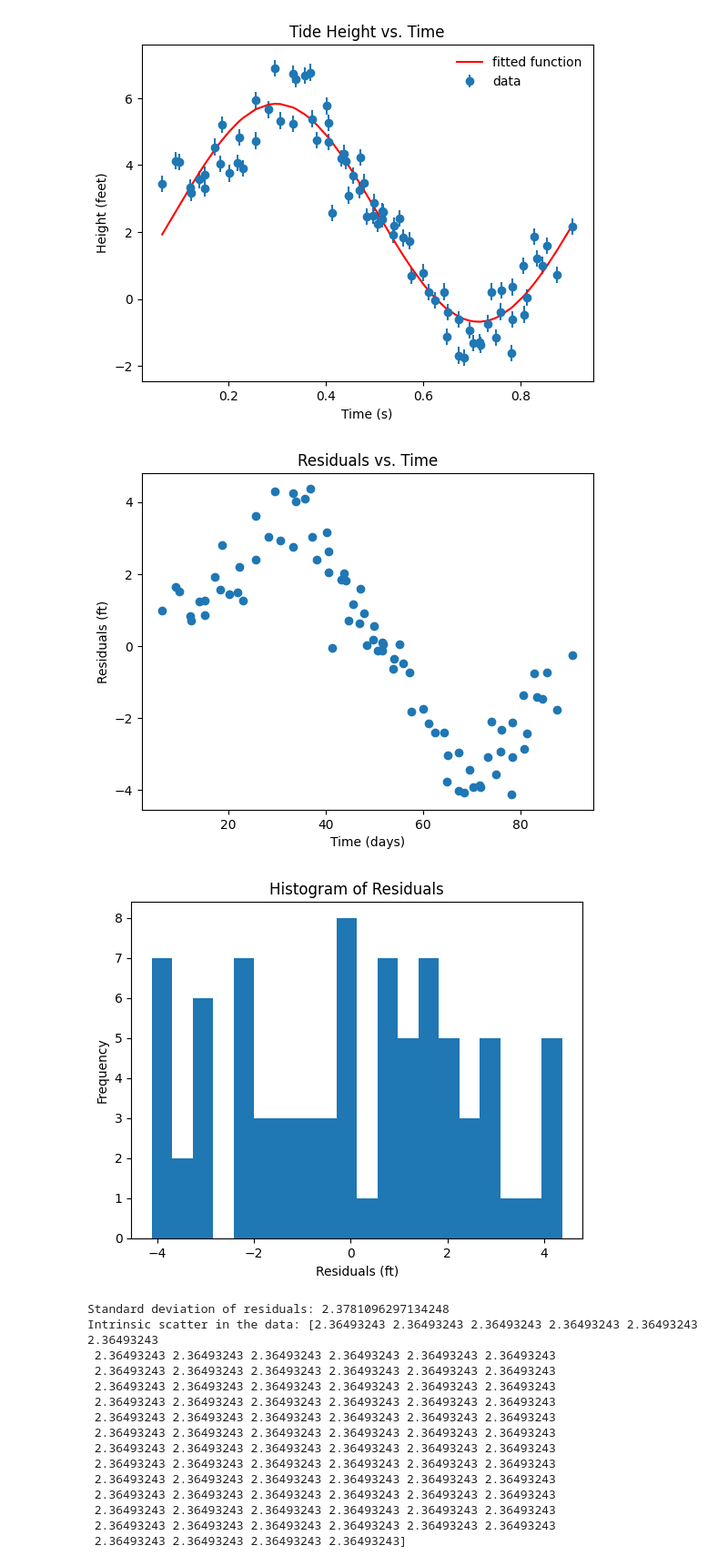
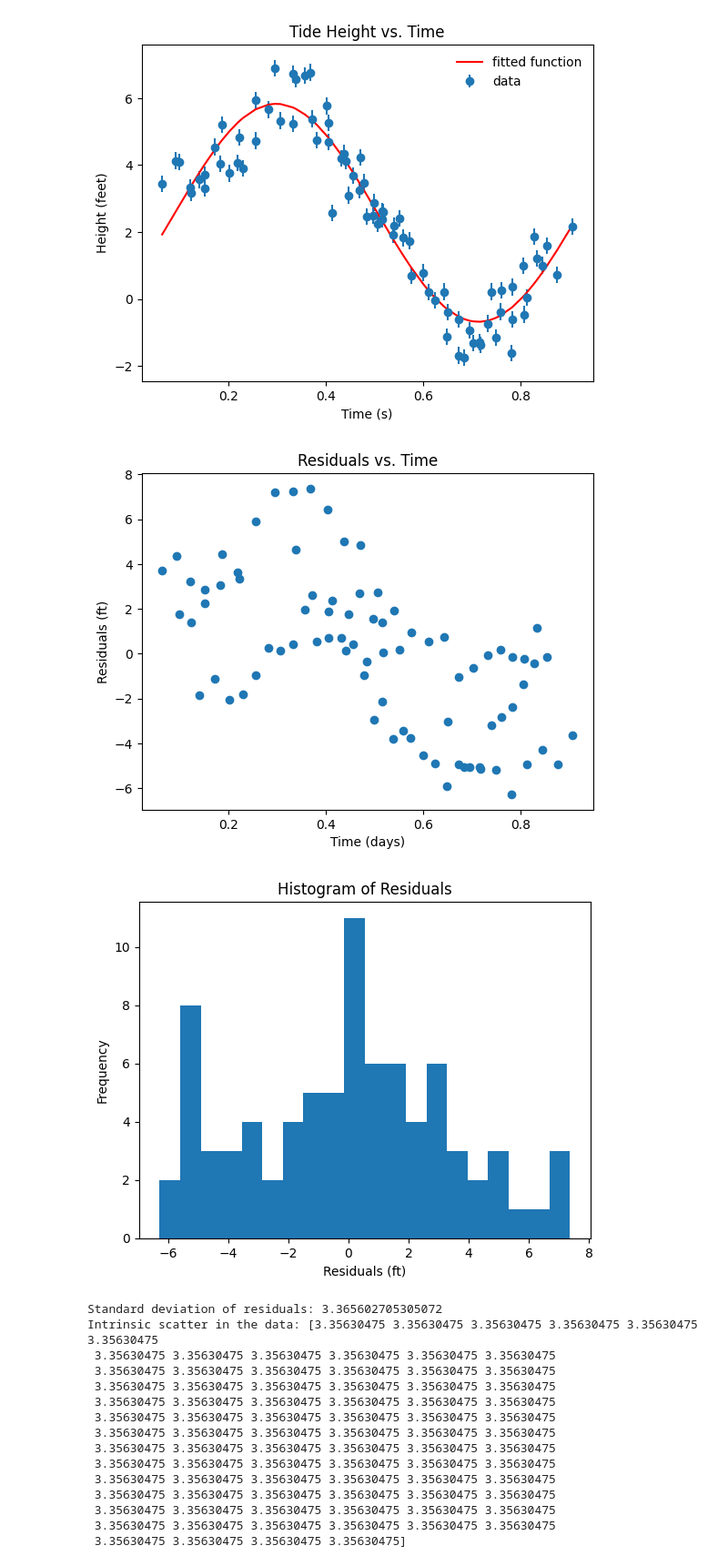
Before and after one commit to MasonD-007/ASTR-19-Practical-Programming, a Jupyter notebook: Group_Project/Final_Project.ipynb, the cells around one changed output. Shown: that part at 91% size. Cells and saved outputs as stored; diff of their text form; code cells hidden in the pictures.

```diff
--- a/Group_Project/Final_Project.ipynb
+++ b/Group_Project/Final_Project.ipynb
@@ -85,50 +85,50 @@ plt.show()
 [figure]
 # %%
 # Calculate the residuals
-residuals = y - np.array(oscfunc(x, *params))
+residuals = y - y_model
 
 # Plot the residuals
 plt.plot(x, residuals, 'o')
 
 plt.xlabel('Time (days)')
 plt.ylabel('Residuals (ft)')
 plt.title('Residuals vs. Time')
 plt.show()
 
 # Plot a histogram of the residuals
 plt.hist(residuals, bins=20)
 plt.xlabel('Residuals (ft)')
 plt.ylabel('Frequency')
 plt.title('Histogram of Residuals')
 plt.savefig('histogram_of_residuals.pdf', bbox_inches='tight')
 plt.show()
 
 # Calculate the standard deviation of the residuals
 std_dev = np.std(residuals)
 
 # Calculate the intrinsic scatter in the data
 intrinsic_scatter = np.sqrt(std_dev**2 - y_err**2)
 
 print('Standard deviation of residuals:', std_dev)
 print('Intrinsic scatter in the data:', intrinsic_scatter)
 # %% [output]
-[figure, old version]
+[figure, new version]
-[figure, old version]
+[figure, new version]
-Standard deviation of residuals: 2.3781096297134248
-Intrinsic scatter in the data: [2.36493243 2.36493243 2.36493243 2.36493243 2.36493243 2.36493243
- 2.36493243 2.36493243 2.36493243 2.36493243 2.36493243 2.36493243
- 2.36493243 2.36493243 2.36493243 2.36493243 2.36493243 2.36493243
- 2.36493243 2.36493243 2.36493243 2.36493243 2.36493243 2.36493243
- 2.36493243 2.36493243 2.36493243 2.36493243 2.36493243 2.36493243
- 2.36493243 2.36493243 2.36493243 2.36493243 2.36493243 2.36493243
- 2.36493243 2.36493243 2.36493243 2.36493243 2.36493243 2.36493243
- 2.36493243 2.36493243 2.36493243 2.36493243 2.36493243 2.36493243
- 2.36493243 2.36493243 2.36493243 2.36493243 2.36493243 2.36493243
- 2.36493243 2.36493243 2.36493243 2.36493243 2.36493243 2.36493243
- 2.36493243 2.36493243 2.36493243 2.36493243 2.36493243 2.36493243
- 2.36493243 2.36493243 2.36493243 2.36493243 2.36493243 2.36493243
- 2.36493243 2.36493243 2.36493243 2.36493243 2.36493243 2.36493243
- 2.36493243 2.36493243 2.36493243 2.36493243]
+Standard deviation of residuals: 3.365602705305072
+Intrinsic scatter in the data: [3.35630475 3.35630475 3.35630475 3.35630475 3.35630475 3.35630475
+ 3.35630475 3.35630475 3.35630475 3.35630475 3.35630475 3.35630475
+ 3.35630475 3.35630475 3.35630475 3.35630475 3.35630475 3.35630475
+ 3.35630475 3.35630475 3.35630475 3.35630475 3.35630475 3.35630475
+ 3.35630475 3.35630475 3.35630475 3.35630475 3.35630475 3.35630475
+ 3.35630475 3.35630475 3.35630475 3.35630475 3.35630475 3.35630475
+ 3.35630475 3.35630475 3.35630475 3.35630475 3.35630475 3.35630475
+ 3.35630475 3.35630475 3.35630475 3.35630475 3.35630475 3.35630475
+ 3.35630475 3.35630475 3.35630475 3.35630475 3.35630475 3.35630475
+ 3.35630475 3.35630475 3.35630475 3.35630475 3.35630475 3.35630475
+ 3.35630475 3.35630475 3.35630475 3.35630475 3.35630475 3.35630475
+ 3.35630475 3.35630475 3.35630475 3.35630475 3.35630475 3.35630475
+ 3.35630475 3.35630475 3.35630475 3.35630475 3.35630475 3.35630475
+ 3.35630475 3.35630475 3.35630475 3.35630475]
 # %%
 # Calculate the z-score of the tsunami height
 tsunami_height = 2.0
```
Also changed, not shown: parts of 1 cell of this notebook, 1 other file.
